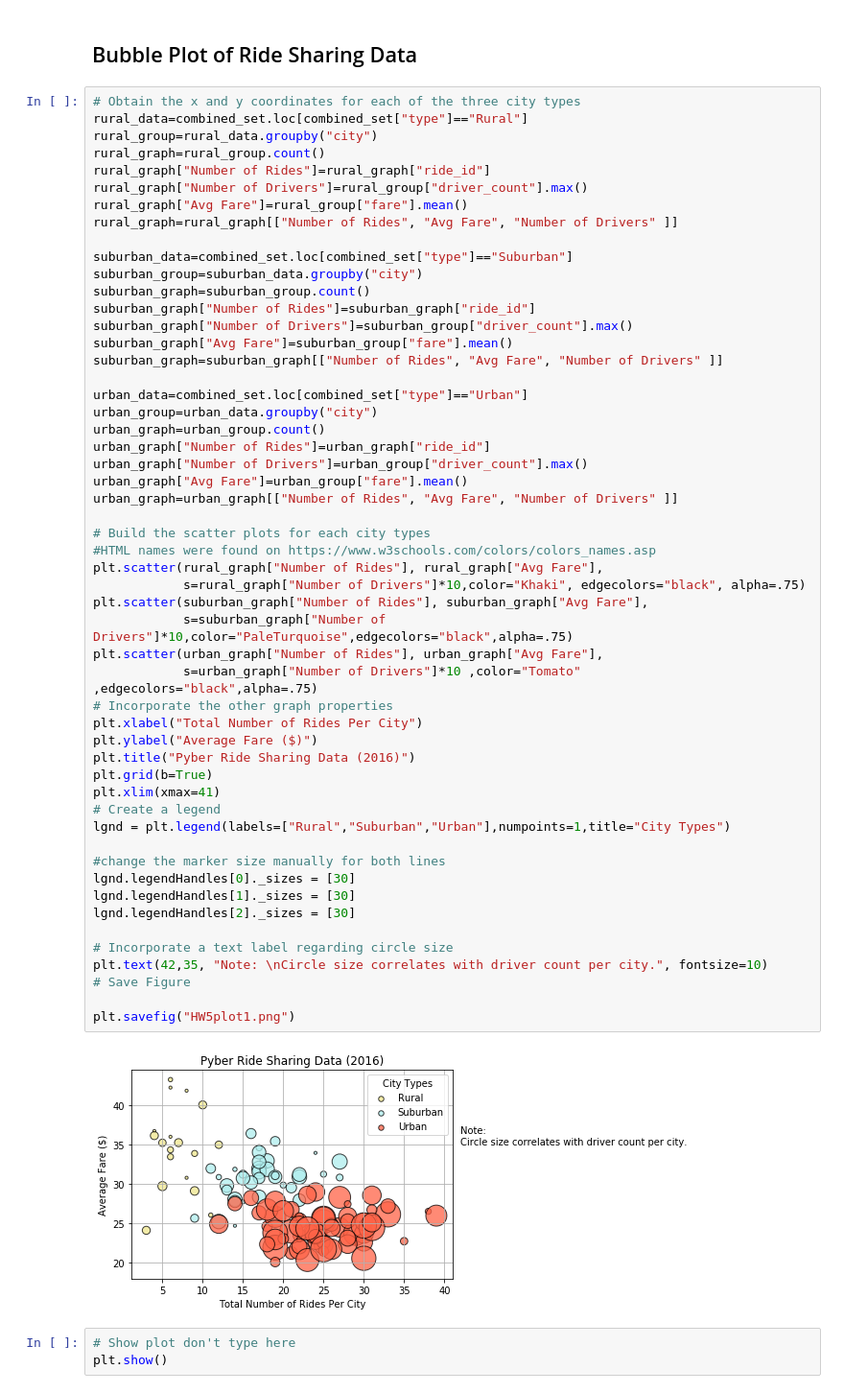
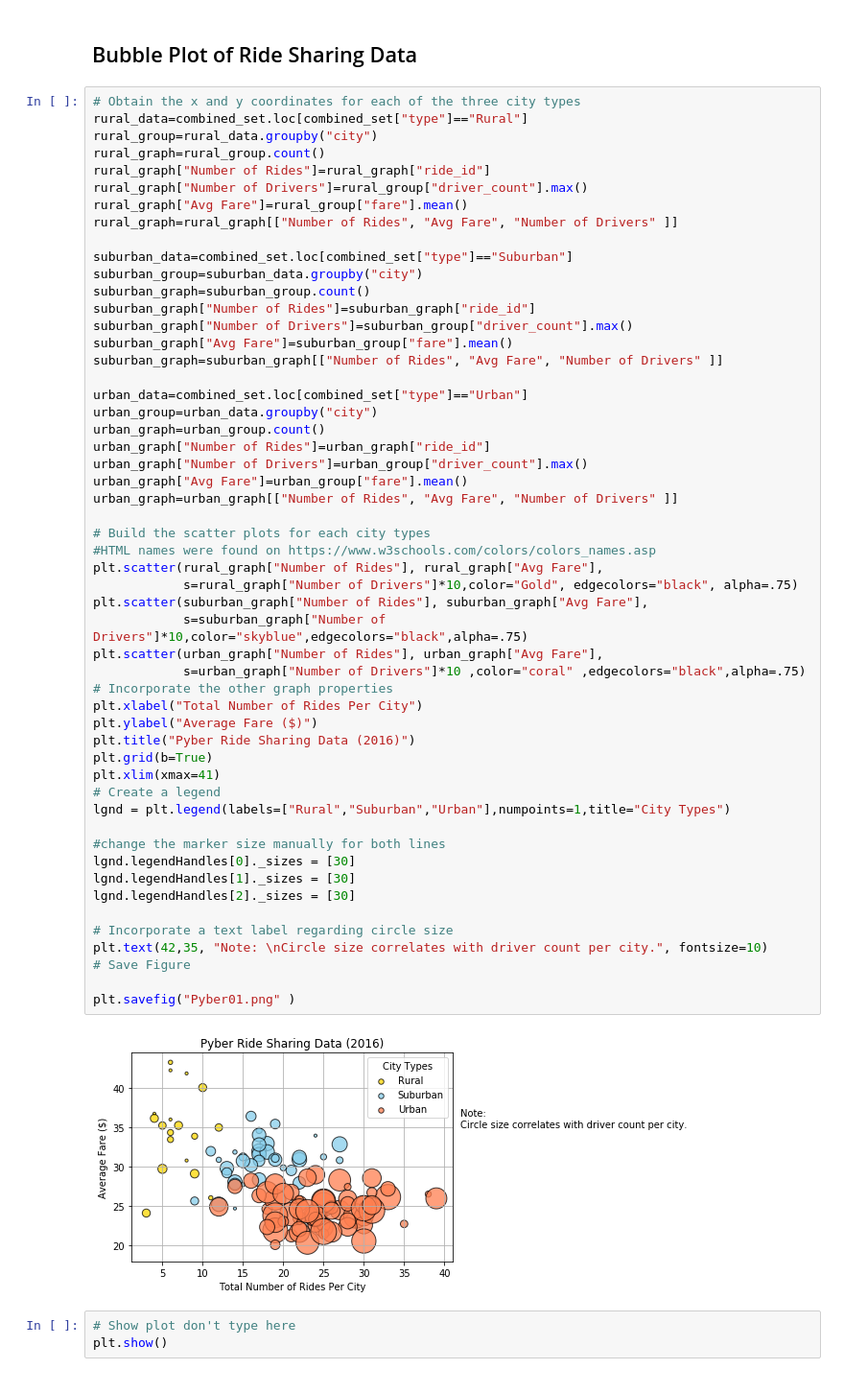
Before and after one commit to rschroer/allhomeworks, a Jupyter notebook: HW05/Pyber/RPS_Pyber.ipynb, the cells around one changed output. Shown: that part at 96% size. Saved outputs shown, nothing was run; the diff lists cells and outputs as text.

```diff
--- a/HW05/Pyber/RPS_Pyber.ipynb
+++ b/HW05/Pyber/RPS_Pyber.ipynb
@@ -59,38 +59,38 @@ urban_group=urban_data.groupby("city")
 urban_graph=urban_group.count()
 urban_graph["Number of Rides"]=urban_graph["ride_id"]
 urban_graph["Number of Drivers"]=urban_group["driver_count"].max()
 urban_graph["Avg Fare"]=urban_group["fare"].mean()
 urban_graph=urban_graph[["Number of Rides", "Avg Fare", "Number of Drivers" ]]
 
 # Build the scatter plots for each city types
 #HTML names were found on https://www.w3schools.com/colors/colors_names.asp
 plt.scatter(rural_graph["Number of Rides"], rural_graph["Avg Fare"],
-            s=rural_graph["Number of Drivers"]*10,color="Khaki", edgecolors="black", alpha=.75)
+            s=rural_graph["Number of Drivers"]*10,color="Gold", edgecolors="black", alpha=.75)
 plt.scatter(suburban_graph["Number of Rides"], suburban_graph["Avg Fare"],
-            s=suburban_graph["Number of Drivers"]*10,color="PaleTurquoise",edgecolors="black",alpha=.75)
+            s=suburban_graph["Number of Drivers"]*10,color="skyblue",edgecolors="black",alpha=.75)
 plt.scatter(urban_graph["Number of Rides"], urban_graph["Avg Fare"],
-            s=urban_graph["Number of Drivers"]*10 ,color="Tomato" ,edgecolors="black",alpha=.75)
+            s=urban_graph["Number of Drivers"]*10 ,color="coral" ,edgecolors="black",alpha=.75)
 # Incorporate the other graph properties
 plt.xlabel("Total Number of Rides Per City")
 plt.ylabel("Average Fare ($)")
 plt.title("Pyber Ride Sharing Data (2016)")
 plt.grid(b=True)
 plt.xlim(xmax=41)
 # Create a legend
 lgnd = plt.legend(labels=["Rural","Suburban","Urban"],numpoints=1,title="City Types")
 
 #change the marker size manually for both lines
 lgnd.legendHandles[0]._sizes = [30]
 lgnd.legendHandles[1]._sizes = [30]
 lgnd.legendHandles[2]._sizes = [30]
 
 # Incorporate a text label regarding circle size
 plt.text(42,35, "Note: \nCircle size correlates with driver count per city.", fontsize=10)
 # Save Figure
 
-plt.savefig("HW5plot1.png")
+plt.savefig("Pyber01.png" )
 # %% [output]
-[figure, old version]
+[figure, new version]
 # %%
 # Show plot don't type here
 plt.show()
```
Also changed, not shown: parts of 3 cells of this notebook.
